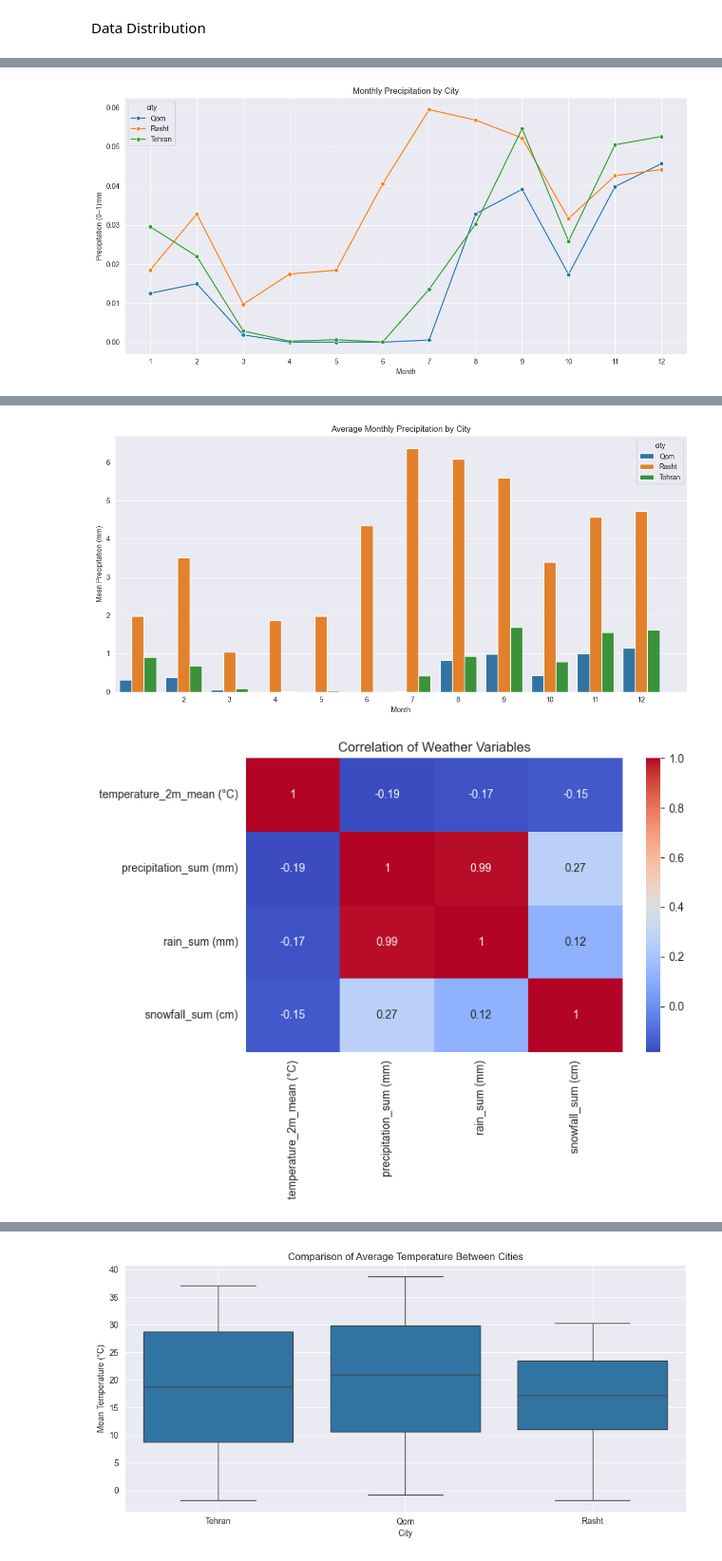
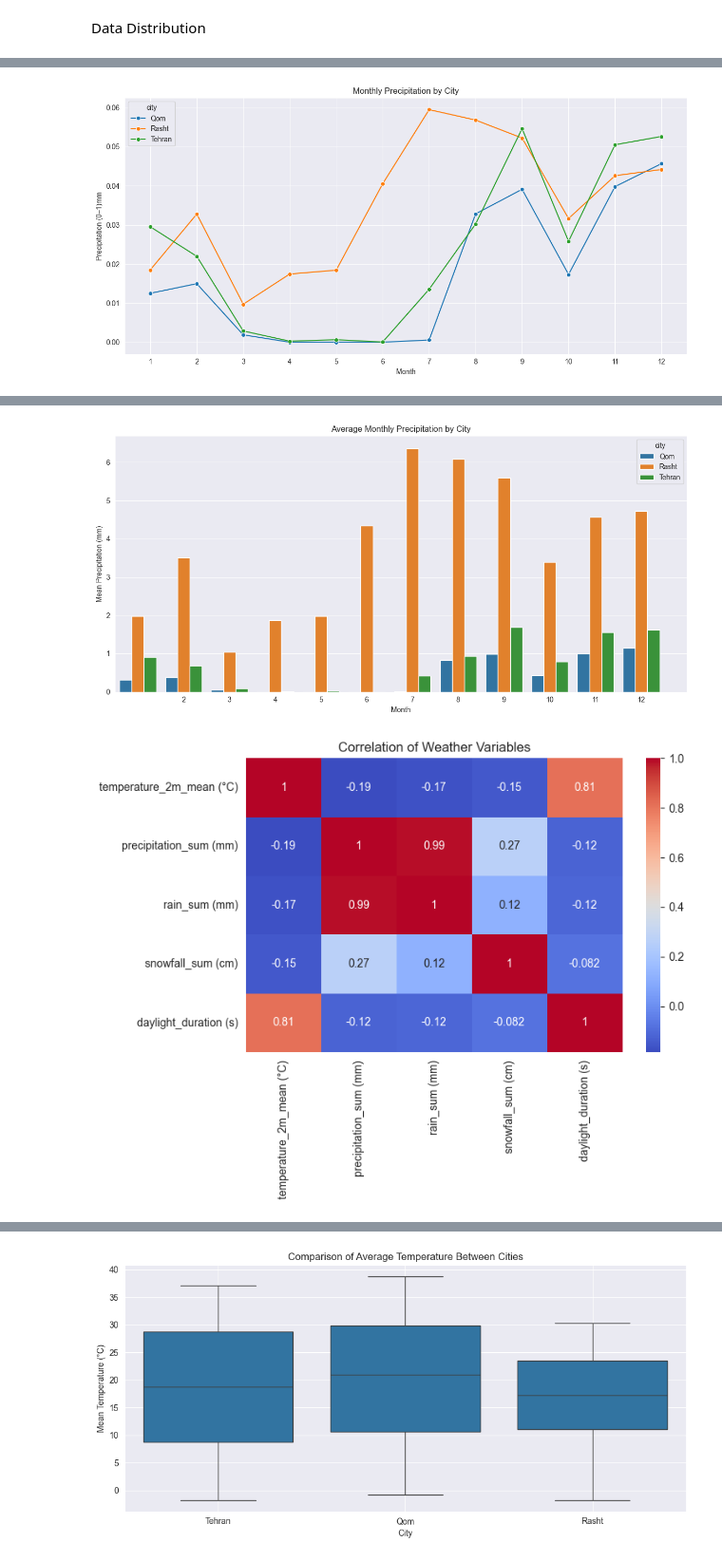
Before and after one commit to mohamad-hk/multi-city-weather-analyzer, a Jupyter notebook: sample.ipynb, the cells around one changed output, grey strips where cells are left out. Shown at 95% size. Drawn from its saved outputs; the diff is of its cells as text; code cells hidden in the pictures.

```diff
--- a/sample.ipynb
+++ b/sample.ipynb
@@ -88,7 +100,7 @@ Extract Features
 main_df = clean_df.copy()
 
 main_df["month"] = pd.to_datetime(main_df["time"]).dt.month
-main_df["year"]  = pd.to_datetime(main_df["time"]).dt.year
+main_df["year"] = pd.to_datetime(main_df["time"]).dt.year
 
 main_df["time"] = pd.to_datetime(main_df["time"])
 
@@ -102,9 +114,7 @@ monthly_sh = (
     .reset_index()
 )
 
-
-clean_df["time"] = pd.to_datetime(clean_df["time"])
-
+#تابع تبدیل ماه به فصل
 def seasons_jalali(date):
     jdate = jd.date.fromgregorian(date=date)
     if jdate.month in [1, 2, 3]:
@@ -116,7 +126,4 @@ def seasons_jalali(date):
     else:
         return 'winter'
 
-clean_df["season"] = clean_df["time"].map(seasons_jalali)
-
-main_df["year"] = pd.to_datetime(main_df["time"]).dt.year
 main_df["season"] = main_df["time"].map(seasons_jalali)
@@ -137,17 +131,17 @@ df_norm["precip_norm"] = (
 Data Distribution
 # %%
 cities = main_df["city"].unique()
-column = "temperature_2m_max (°C)"
 
 plt.figure(figsize=(12, 6))
 for city in cities:
-    city_data = main_df[main_df["city"] == city][column]
-    plt.hist(city_data, bins=30, alpha=0.5, label=city)
+    city_data = main_df[main_df["city"] == city]["precipitation_sum (mm)"].dropna()
+    plt.hist(city_data, bins=50, alpha=0.5, label=city)
 
-plt.title(f"Comparison of {column} Distribution Across Cities")
-plt.xlabel(column)
-plt.ylabel("Number of Observations")
+plt.title("Comparison of Precipitation Distribution Across Cities")
+plt.xlabel("Precipitation (mm)")
+plt.ylabel("Number of Days")
 plt.legend()
 plt.grid(True)
 plt.show()
+#با استفاده از نمودار هیستوگرام می توان استنباط کرد که چون میزان بارش در شهر رشت زیاد بوده و دو شهر دیگه تقریبا بارش نزدیک به صفر داشتند برای ارزیابی بهتر باید از MinMax scaler استفاده می کنیم
 # %% [output]
@@ -157,5 +164,5 @@ Finding the influencing factors
 # %%
-# محاسبه میانگین بارش ماهانه
+# محاسبه میانگین بارش ماهانه هر شهر
 monthly_norm = (
     df_norm
     .groupby(["city", "month_sh"])["precip_norm"]
@@ -182,7 +189,7 @@ plt.tight_layout()
 plt.show()
 
 
-#مشاهده می شود که تو هر سه شهر بیشتر روزا یا بارونی هست یا خیلی کم بارون می‌بارد، و فقط رشت یک سری روز های پر بارش و حتی برفی دارد
+#مشاهده می شود که در هر سه شهر بیشتر روزا یا بارونی هست یا خیلی کم بارون می‌بارد، و فقط رشت یک سری روز های پر بارش و حتی برفی دارد
 
 
 variables = ["precipitation_sum (mm)", "rain_sum (mm)", "snowfall_sum (cm)"]
@@ -204,7 +211,7 @@ plt.tight_layout()
 plt.show()
 
 
-#از این نمودار می‌توان نتیجه گرفت که رشت در تمام طول سال به‌مراتب مرطوب‌تر است و اوج بارش آن در اواخر پاییز و زمستان (آبان، آذر، دی و بهمن) رخ می‌دهد، در حالی که قم و تهران در اغلب ماه‌ها تقریباً خشک‌اند و تنها در فصل زمستان (دی تا اسفند) کمی بارش دریافت می‌کنند.
+#از این نمودار می‌توان نتیجه گرفت که رشت در تمام طول سال به‌مراتب پر بارش تر است و اوج بارش آن در اواخر پاییز و زمستان (آبان، آذر، دی و بهمن) رخ می‌دهد، در حالی که قم و تهران در اغلب ماه‌ها تقریباً خشک‌اند و تنها در فصل زمستان (دی تا اسفند) کمی بارش  دارند.
 
 
 
@@ -223,33 +230,37 @@ plt.legend(title="city")
 plt.tight_layout()
 plt.show()
 
 
 
-### در این نقشه‌ی همبستگی به‌خوبی دیده می‌شود که میانگین دما و میزان بارش رابطه‌ای معکوس دارند؛ یعنی معمولاً وقتی بارش افزایش می‌یابد، دما کمی کاهش می‌یابد. همچنین بارش کلی و میزان باران تقریباً یکسان عمل می‌کنند و هیچ تمایز معناداری بین آن‌ها وجود ندارد، در حالی که الگوی برف‌بارش مستقل است و با باران یا بارش کلی همزمانی‌ چندانی ندارد.
+### در این نقشه‌ی همبستگی به‌خوبی دیده می‌شود که میانگین دما و میزان بارش رابطه‌ای معکوس دارند؛ یعنی معمولاً وقتی بارش افزایش می‌یابد، دما کمی کاهش می‌یابد. هم چنین دما با طول روز رابطه مثبت و قوی دارد و بیشتر بارش‌ها از نوع باران بوده است.
 
 
 numeric_cols = [
     "temperature_2m_mean (°C)",
     "precipitation_sum (mm)",
     "rain_sum (mm)",
-    "snowfall_sum (cm)"
+    "snowfall_sum (cm)",
+    "daylight_duration (s)"
 ]
 plt.figure(figsize=(8, 6))
 sns.heatmap(main_df[numeric_cols].corr(), annot=True, cmap="coolwarm")
 plt.title("Correlation of Weather Variables")
 plt.tight_layout()
 plt.show()
 
+
+
+#برای تحلیل بهتر روابط بین کمیت ها، نمودار زیر رسم شده است که در آن دمای میانگین، بارش کل، باران، برف و مدت زمان روشنایی روز به تفکیک شهرها  بررسی و نمایش داده شده ‌است. از این نمودار می توان استنباط کرد که در بین هرسه شهر، رابطه  قوی بین دما و مدت روشنایی روز دیده می‌شود. همچنین، مشخص است که در شهر رشت میزان بارش‌ها و باران‌ها بیشتر و داده‌های پرت بیشتری در متغیرهای بارشی دارد. در حالی که تهران و قم بیشتر روزها بدون بارش یا بارش کم دارند.
 sns.pairplot(
     data=main_df[numeric_cols + ["city"]],
     hue="city",
     diag_kind="kde",
     plot_kws={"alpha": 0.6}
 )
 plt.suptitle("Comparison Weather Variables by City", y=1.02)
 plt.show()
 # %% [output]
 [figure]
 [figure]
 [figure]
-[figure, old version]
+[figure, new version]
```
Also changed, not shown: parts of 15 cells of this notebook.
